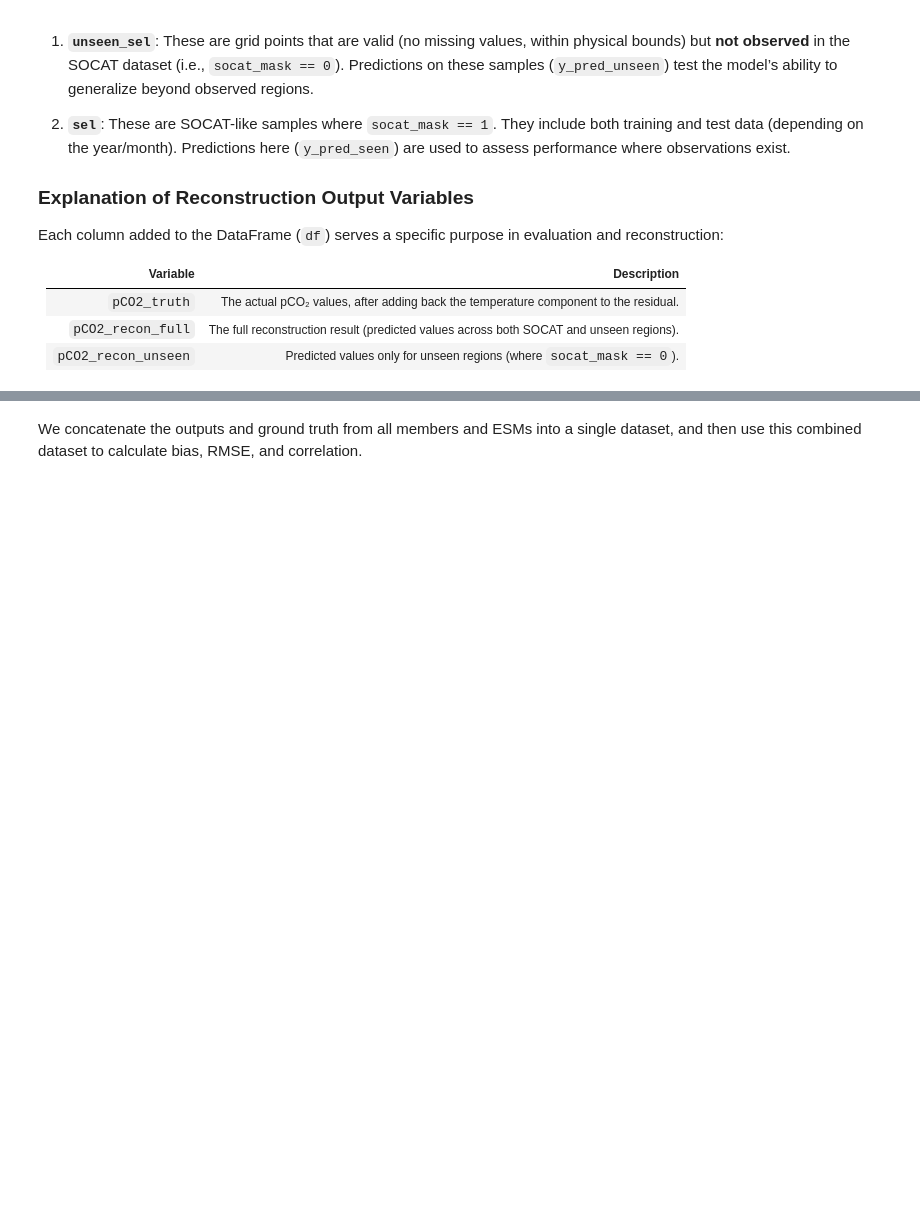
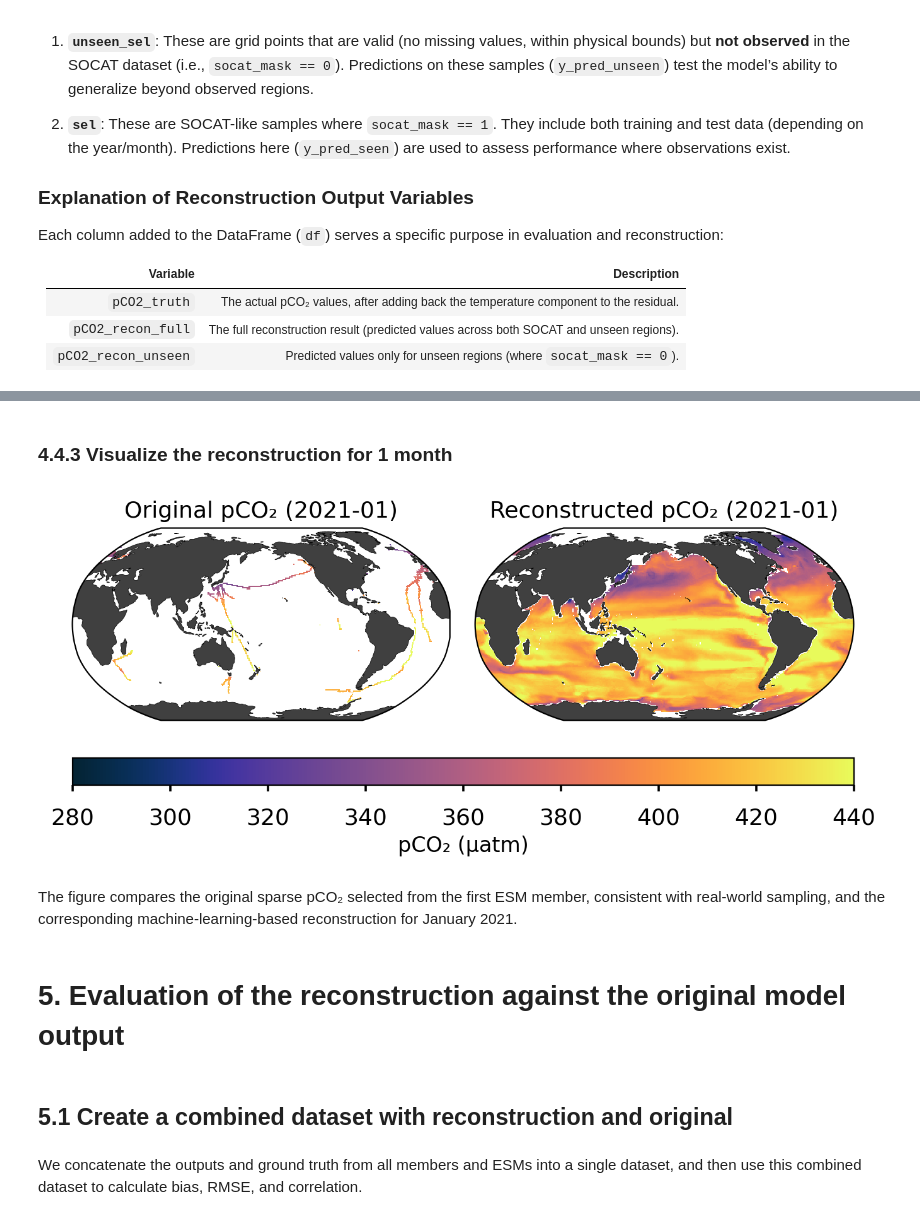
Before and after one commit to Mukkke/leap-project3, a Jupyter notebook: notebooks/Project3_Starter.ipynb, the cells around one changed output, grey strips where cells are left out. Drawn from its saved outputs; the diff is of its cells as text; code cells hidden in the pictures; blank space fills up the shorter version.

```diff
--- a/notebooks/Project3_Starter.ipynb
+++ b/notebooks/Project3_Starter.ipynb
@@ -741,4 +762,81 @@ save path: gs://leap-persistent/Mukkke/pco2_residual/nmse/post02_xgb/reconstruct
 finished with member_r15i1p1f1
+# %% [markdown]
+###  4.4.3  Visualize the reconstruction for 1 month
+# %%
+# Plot settings
+plot_style = "seaborn-v0_8-talk"
+cmap = cm.cm.thermal
+cbar_title = 'pCO₂ (µatm)'
+vrange = [280, 440]  # Colorbar range
+
+# Select the first ensemble and member from the dictionary
+first_ens = list(selected_mems_dict.keys())[0]
+first_mem = selected_mems_dict[first_ens][0]
+
+# Load original member data from ESM output
+member_dir = f"{ensemble_dir}/{first_ens}/{first_mem}"
+member_path = fs.glob(f"{member_dir}/*.zarr")[0]
+file_engine = 'zarr'
+member_data = xr.open_mfdataset('gs://' + member_path, engine=file_engine).sel(time=slice(str(dates[0]), str(dates[-1])))
+
+# Load reconstructed pCO₂ data
+recon_dir = f"{recon_output_dir}/{first_ens}/{first_mem}"
+recon_path = f"{recon_dir}/recon_pCO2_{first_ens}_{first_mem}_mon_1x1_{init_date}_{fin_date}.zarr"
+full = xr.open_zarr(recon_path, consolidated=True)["pCO2_recon_full"]
+
+# Choose a specific month to visualize
+chosen_time = '2021-01'
+raw_data = member_data["spco2"].sel(time=chosen_time).squeeze()
+recon_data = full.sel(time=chosen_time)[0, ...]
+
+# Shift longitudes from [0, 360] to [-180, 180] for global plotting
+raw_data = raw_data.roll(xlon=len(raw_data.xlon) // 2, roll_coords=True)
+recon_data = recon_data.roll(xlon=len(recon_data.xlon) // 2, roll_coords=True)
+
+# Load SOCAT mask and align longitude
+mask = socat_mask_data.sel(time=chosen_time)["socat_mask"].squeeze()
+mask = mask.roll(xlon=len(mask.xlon) // 2, roll_coords=True)
+
+# Mask original data where SOCAT mask == 0
+masked_raw = np.ma.masked_array(raw_data, mask=(mask == 0))
+
+# Start plotting side-by-side
+with plt.style.context(plot_style):
+#    fig = plt.figure(figsize=(10, 4), dpi=200)
+    fig = plt.figure(figsize=(8, 3), dpi=200)
+    worldmap = SpatialMap2(
+        fig=fig, region='world',
+        cbar_mode='single',  # Use one shared colorbar
+        colorbar=True,
+        cbar_location='bottom',
+        nrows_ncols=[1, 2]
+    )
+
+    # Plot original (masked) and reconstructed data
+    sub0 = worldmap.add_plot(
+        lon=raw_data['xlon'], lat=raw_data['ylat'], data=masked_raw,
+        vrange=vrange, cmap=cmap, ax=0
+    )
+    sub1 = worldmap.add_plot(
+        lon=recon_data['xlon'], lat=recon_data['ylat'], data=recon_data,
+        vrange=vrange, cmap=cmap, ax=1
+    )
+
+    worldmap.set_title("Original pCO₂ (2021-01)", ax=0, fontsize=13)
+    worldmap.set_title("Reconstructed pCO₂ (2021-01)", ax=1, fontsize=13)
+
+    colorbar = worldmap.add_colorbar(sub0, ax=0)
+    worldmap.set_cbar_xlabel(colorbar, cbar_title, fontsize=12)
+
+    plt.show()
+# %% [output]
+[figure, new version]
+# %% [markdown]
+The figure compares the original sparse pCO₂ selected from the first ESM member, consistent with real-world sampling, and the corresponding machine-learning-based reconstruction for January 2021.
+# %% [markdown]
+# 5. Evaluation of the reconstruction against the original model output
+# %% [markdown]
+## 5.1 Create a combined dataset with reconstruction and original
 # %% [markdown]
 We concatenate the outputs and ground truth from all members and ESMs into a single dataset, and then use this combined dataset to calculate bias, RMSE, and correlation.
 # %%
```
Also changed, not shown: parts of 42 cells of this notebook, 2 other files.
